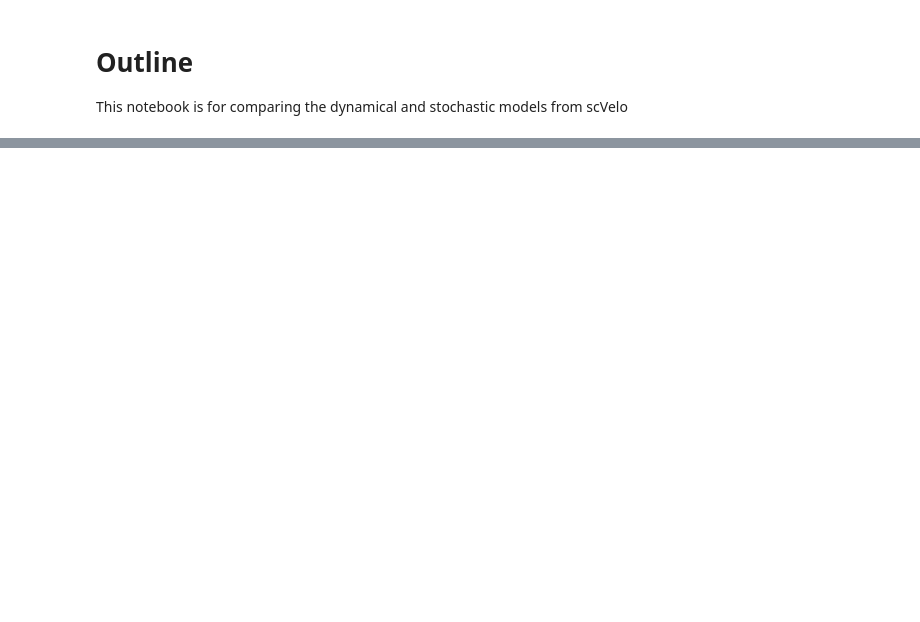
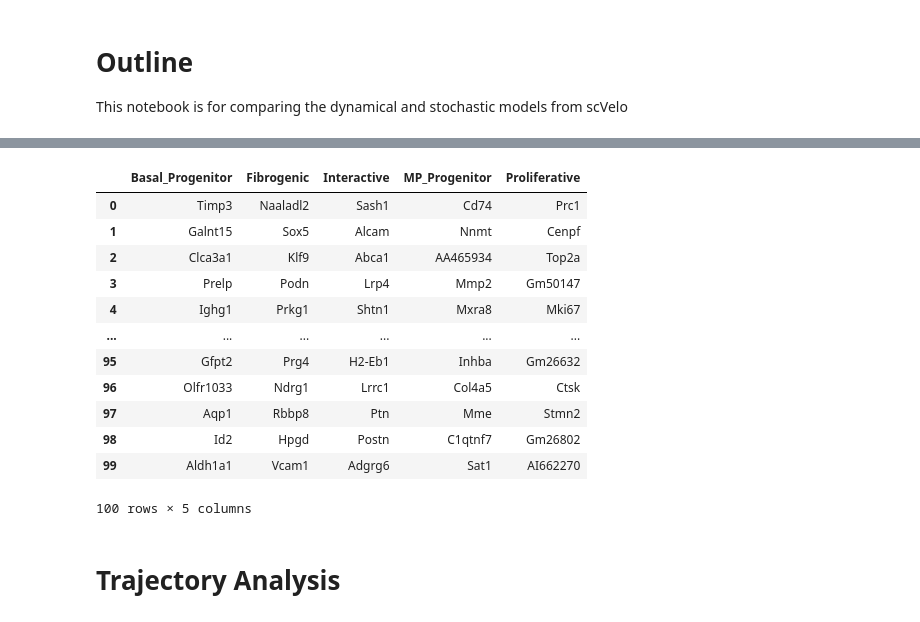
Before and after one commit to kidcancerlab/Osteo_atlas, a Jupyter notebook: compare_dynamical_and_stochastic.ipynb, the cells around one changed output, grey strips where cells are left out. Drawn from its saved outputs; the diff is of its cells as text; code cells hidden in the pictures; blank space fills up the shorter version.

Commit message:
running stochastic model and comparing to dynamical

```diff
--- a/compare_dynamical_and_stochastic.ipynb
+++ b/compare_dynamical_and_stochastic.ipynb
@@ -95,0 +88,31 @@ dogs_mets_cancer_cells_fdl
+# %%
+stoc_genes = dict()
+dyn_genes = dict()
+for ob in sc_obs:
+    ob = ob.removesuffix(".ad")
+    # for stochastic
+    stoc_ob = stochastic_dict[ob]
+    scv.tl.rank_velocity_genes(stoc_ob, groupby = "Ann_Level3", n_genes = 100)
+    stoc_genes[ob] = pd.DataFrame(stoc_ob.uns["rank_velocity_genes"]["names"])
+    # for dynamical
+    dyn_ob = dynamical_dict[ob]
+    scv.tl.rank_velocity_genes(dyn_ob, groupby = "Ann_Level3", n_genes = 100)
+    dyn_genes[ob] = pd.DataFrame(dyn_ob.uns["rank_velocity_genes"]["names"])
+# %%
+stoc_genes["mm_mets_cancer_cells_fdl"]
+# %% [output]
+|  | Basal_Progenitor | Fibrogenic | Interactive | MP_Progenitor | Proliferative |
+| 0 | Timp3 | Naaladl2 | Sash1 | Cd74 | Prc1 |
+| 1 | Galnt15 | Sox5 | Alcam | Nnmt | Cenpf |
+| 2 | Clca3a1 | Klf9 | Abca1 | AA465934 | Top2a |
+| 3 | Prelp | Podn | Lrp4 | Mmp2 | Gm50147 |
+| 4 | Ighg1 | Prkg1 | Shtn1 | Mxra8 | Mki67 |
+| ... | ... | ... | ... | ... | ... |
+| 95 | Gfpt2 | Prg4 | H2-Eb1 | Inhba | Gm26632 |
+| 96 | Olfr1033 | Ndrg1 | Lrrc1 | Col4a5 | Ctsk |
+| 97 | Aqp1 | Rbbp8 | Ptn | Mme | Stmn2 |
+| 98 | Id2 | Hpgd | Postn | C1qtnf7 | Gm26802 |
+| 99 | Aldh1a1 | Vcam1 | Adgrg6 | Sat1 | AI662270 |
+100 rows × 5 columns
+# %% [markdown]
+# Trajectory Analysis
```
Also changed, not shown: parts of 6 cells of this notebook, 1 other file.
